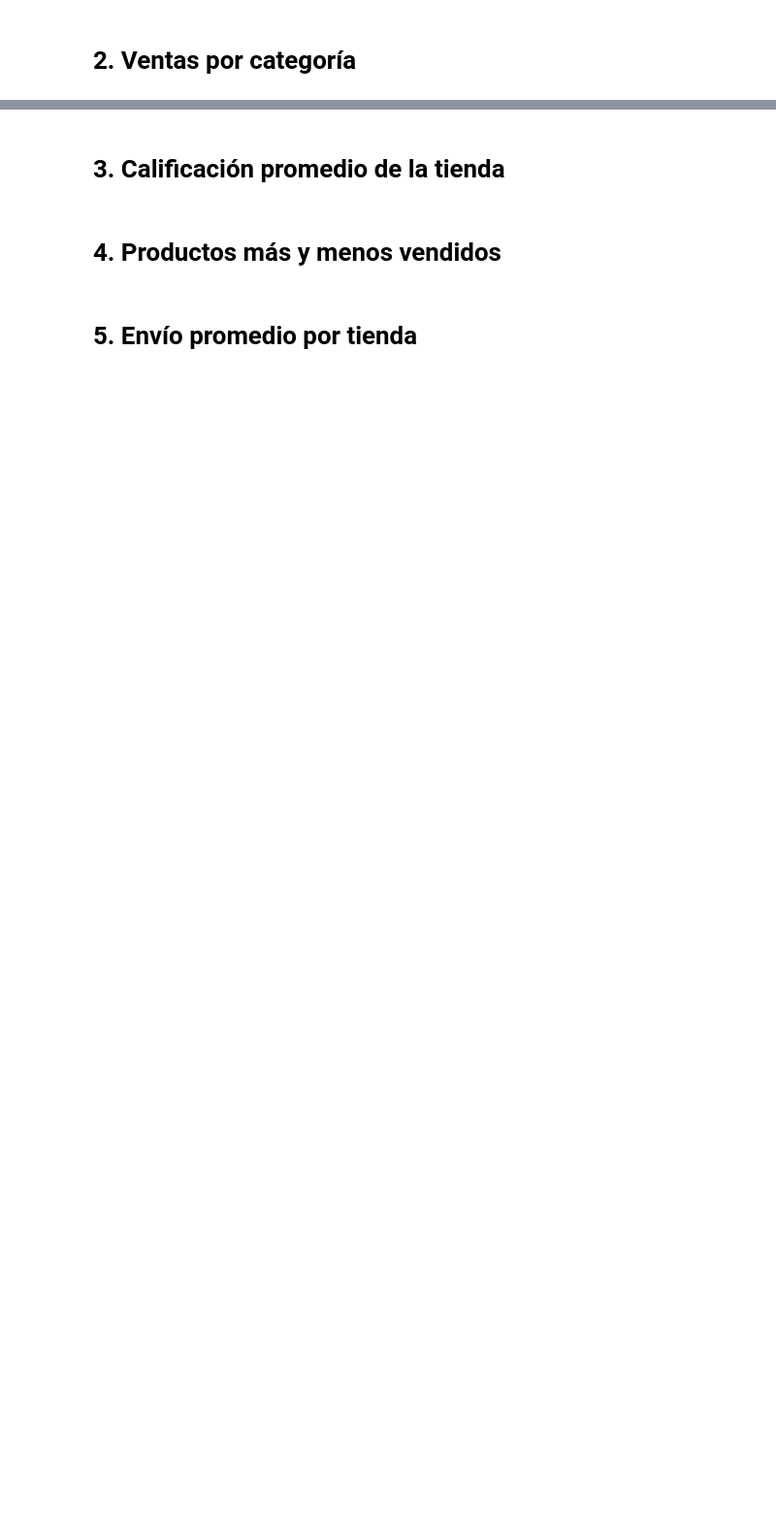
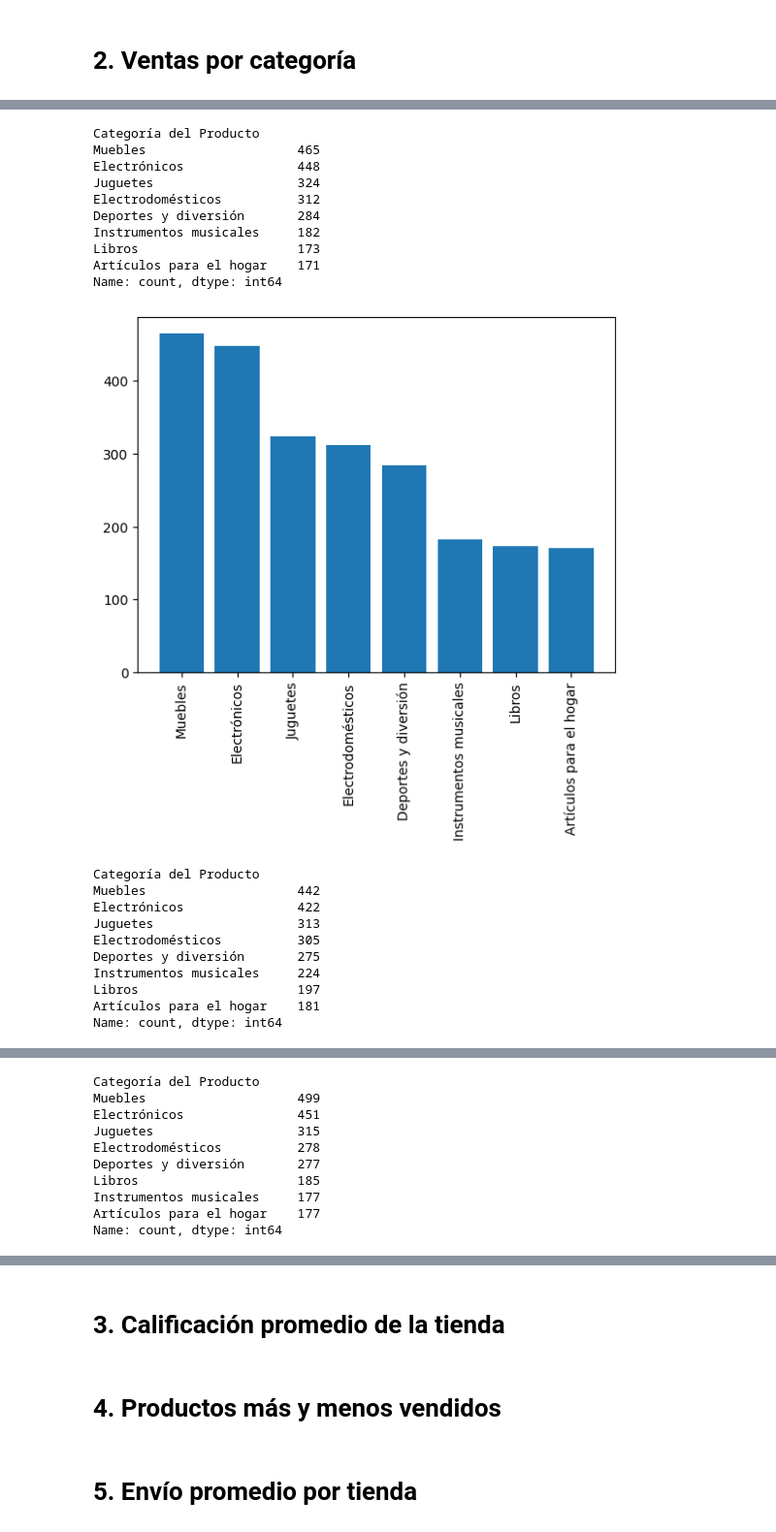
Before and after one commit to yudithl125/datascience_challenge1, a Jupyter notebook: AluraStoreLatam.ipynb, the cells around one changed output, grey strips where cells are left out. Shown: that part at 97% size. Saved outputs shown, nothing was run; the diff lists cells and outputs as text; code cells hidden in the pictures; blank space fills up the shorter version.

```diff
--- a/AluraStoreLatam.ipynb
+++ b/AluraStoreLatam.ipynb
@@ -52,0 +46,44 @@ Name: Categoría del Producto, Length: 2359, dtype: object
+# %%
+plt.rcParams.update({
+    'xtick.labelsize': 10,
+    'ytick.labelsize': 10,
+})
+
+print(tienda['Categoría del Producto'].value_counts())
+plt.bar(tienda['Categoría del Producto'].value_counts().index, tienda['Categoría del Producto'].value_counts())
+plt.xticks(rotation=90)
+plt.show()
+print(tienda2['Categoría del Producto'].value_counts())
+plt.bar(tienda['Categoría del Producto'].value_counts().index, tienda['Categoría del Producto'].value_counts())
+plt.xticks(rotation=90)
+plt.show()
+print(tienda3['Categoría del Producto'].value_counts())
+plt.bar(tienda['Categoría del Producto'].value_counts().index, tienda['Categoría del Producto'].value_counts())
+plt.xticks(rotation=90)
+plt.show()
+print(tienda4['Categoría del Producto'].value_counts())
+plt.bar(tienda['Categoría del Producto'].value_counts().index, tienda['Categoría del Producto'].value_counts())
+plt.xticks(rotation=90)
+plt.show()
+# %% [output]
+Categoría del Producto
+Muebles                    465
+Electrónicos               448
+Juguetes                   324
+Electrodomésticos          312
+Deportes y diversión       284
+Instrumentos musicales     182
+Libros                     173
+Artículos para el hogar    171
+Name: count, dtype: int64
+[figure, added]
+Categoría del Producto
+Muebles                    442
+Electrónicos               422
+Juguetes                   313
+Electrodomésticos          305
+Deportes y diversión       275
+Instrumentos musicales     224
+Libros                     197
+Artículos para el hogar    181
+Name: count, dtype: int64
@@ -52,0 +91,10 @@ Name: Categoría del Producto, Length: 2359, dtype: object
+Categoría del Producto
+Muebles                    499
+Electrónicos               451
+Juguetes                   315
+Electrodomésticos          278
+Deportes y diversión       277
+Libros                     185
+Instrumentos musicales     177
+Artículos para el hogar    177
+Name: count, dtype: int64
```
Also changed, not shown: parts of 5 cells of this notebook.
